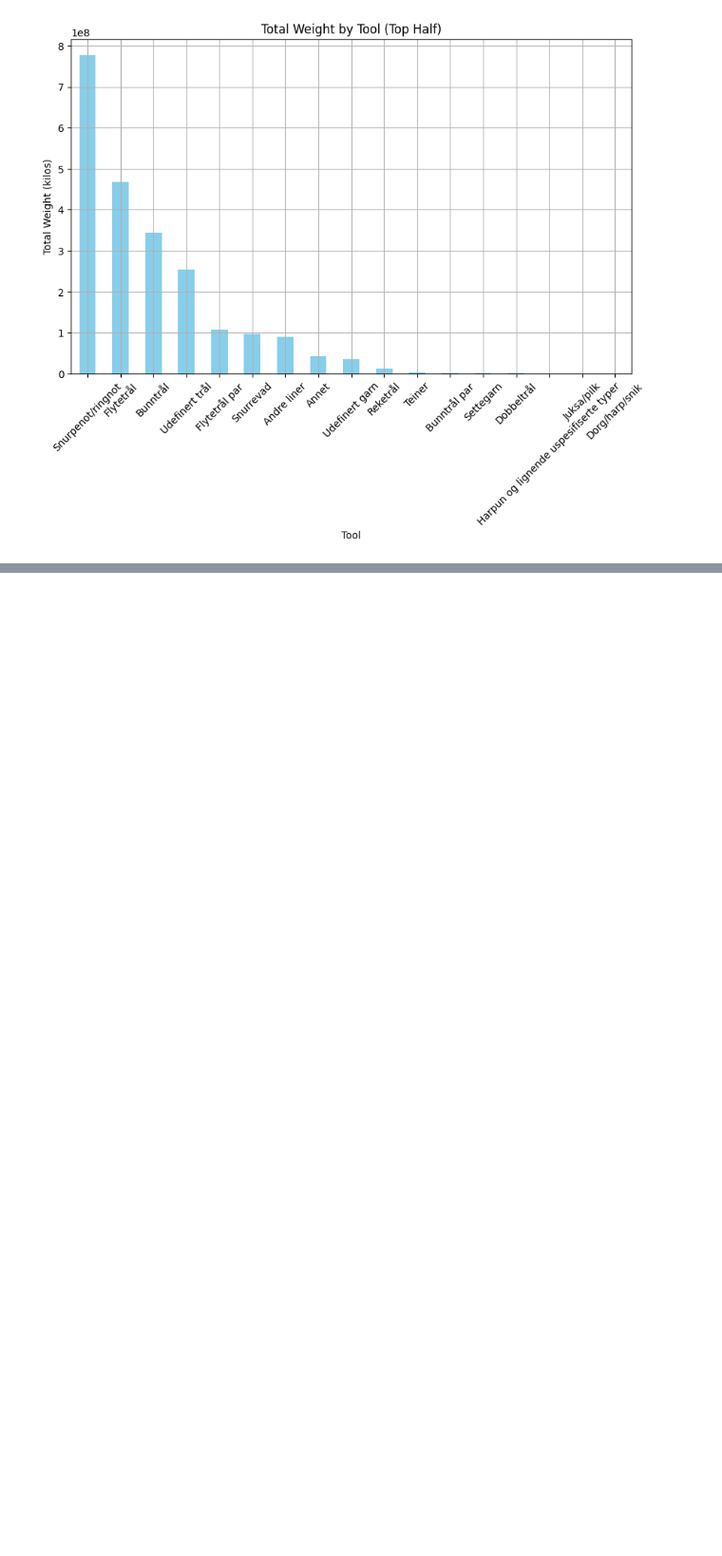
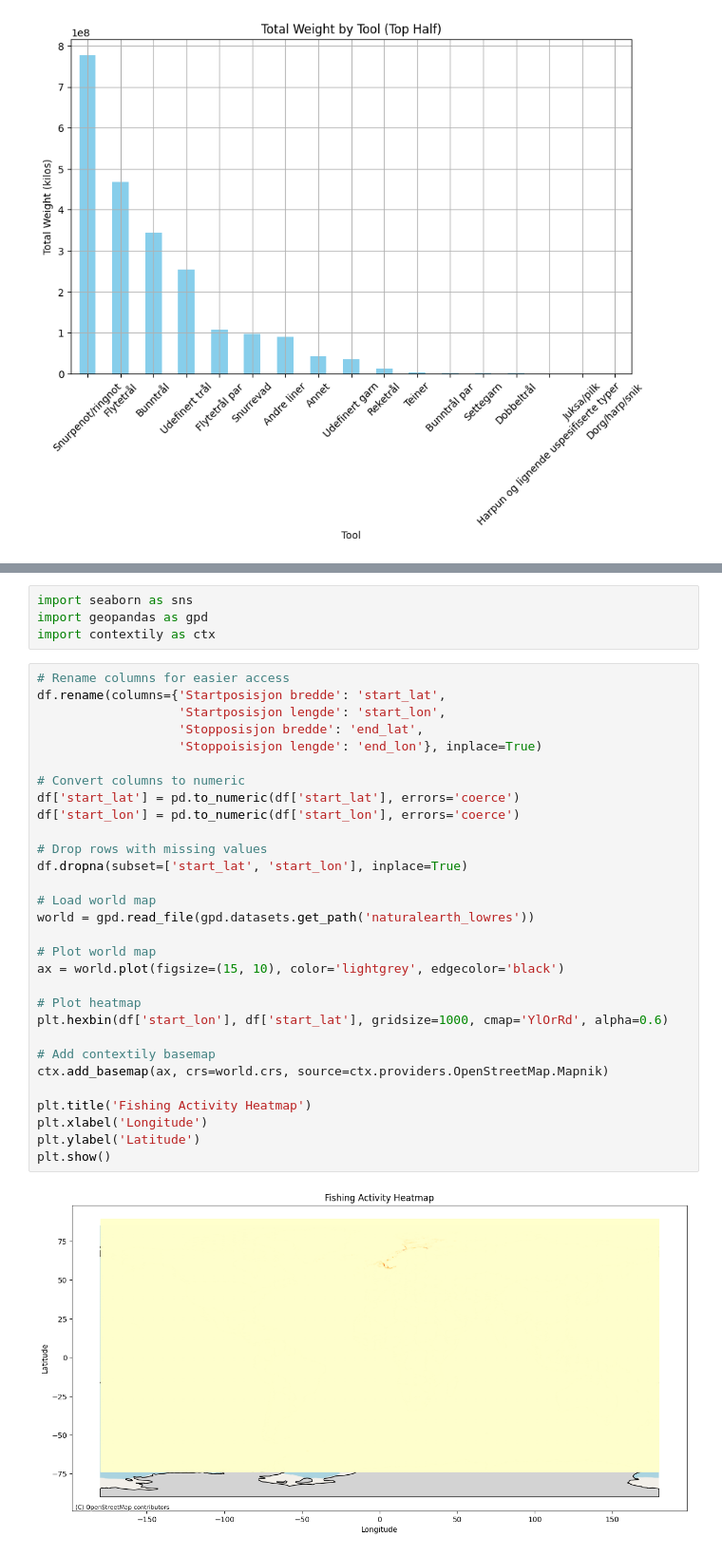
Before and after one commit to StaaleKarlstad/INFO284, a Jupyter notebook: Notebooks/catch_explore.ipynb, the cells around one changed output, grey strips where cells are left out. Shown at 95% size. Cells and saved outputs as stored; diff of their text form; blank space fills up the shorter version.

```diff
--- a/Notebooks/catch_explore.ipynb
+++ b/Notebooks/catch_explore.ipynb
@@ -207,0 +326,36 @@ plt.show()
+# %%
+import seaborn as sns
+import geopandas as gpd
+import contextily as ctx
+# %%
+# Rename columns for easier access
+df.rename(columns={'Startposisjon bredde': 'start_lat',
+                   'Startposisjon lengde': 'start_lon',
+                   'Stopposisjon bredde': 'end_lat',
+                   'Stoppoisisjon lengde': 'end_lon'}, inplace=True)
+
+# Convert columns to numeric
+df['start_lat'] = pd.to_numeric(df['start_lat'], errors='coerce')
+df['start_lon'] = pd.to_numeric(df['start_lon'], errors='coerce')
+
+# Drop rows with missing values
+df.dropna(subset=['start_lat', 'start_lon'], inplace=True)
+
+# Load world map
+world = gpd.read_file(gpd.datasets.get_path('naturalearth_lowres'))
+
+# Plot world map
+ax = world.plot(figsize=(15, 10), color='lightgrey', edgecolor='black')
+
+# Plot heatmap
+plt.hexbin(df['start_lon'], df['start_lat'], gridsize=1000, cmap='YlOrRd', alpha=0.6)
+
+# Add contextily basemap
+ctx.add_basemap(ax, crs=world.crs, source=ctx.providers.OpenStreetMap.Mapnik)
+
+plt.title('Fishing Activity Heatmap')
+plt.xlabel('Longitude')
+plt.ylabel('Latitude')
+plt.show()
+# %% [output]
+[figure, added]
```
Also changed, not shown: parts of 11 cells of this notebook.
